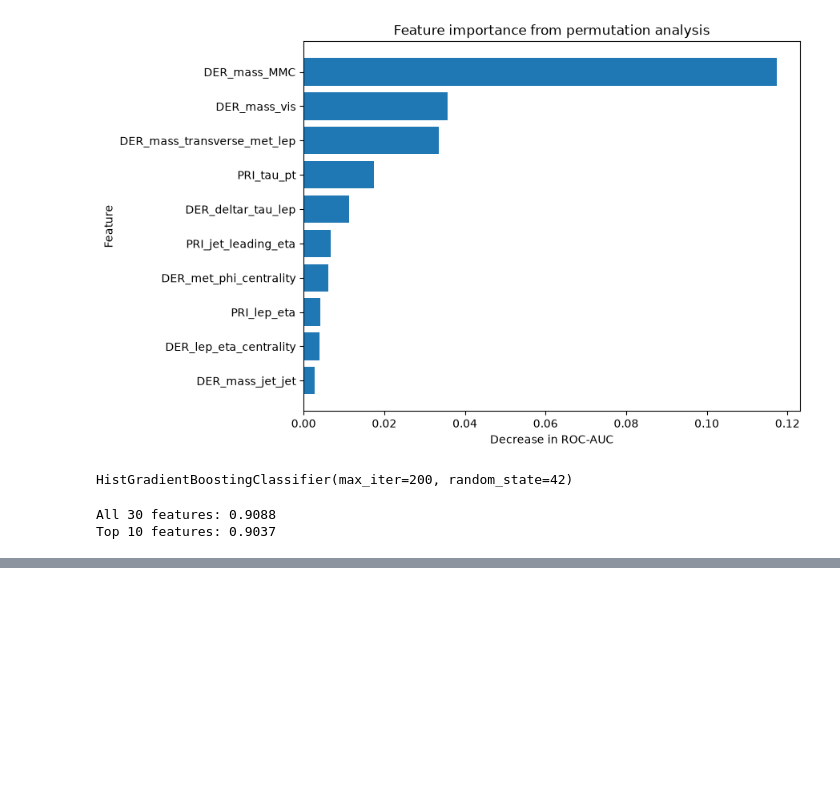
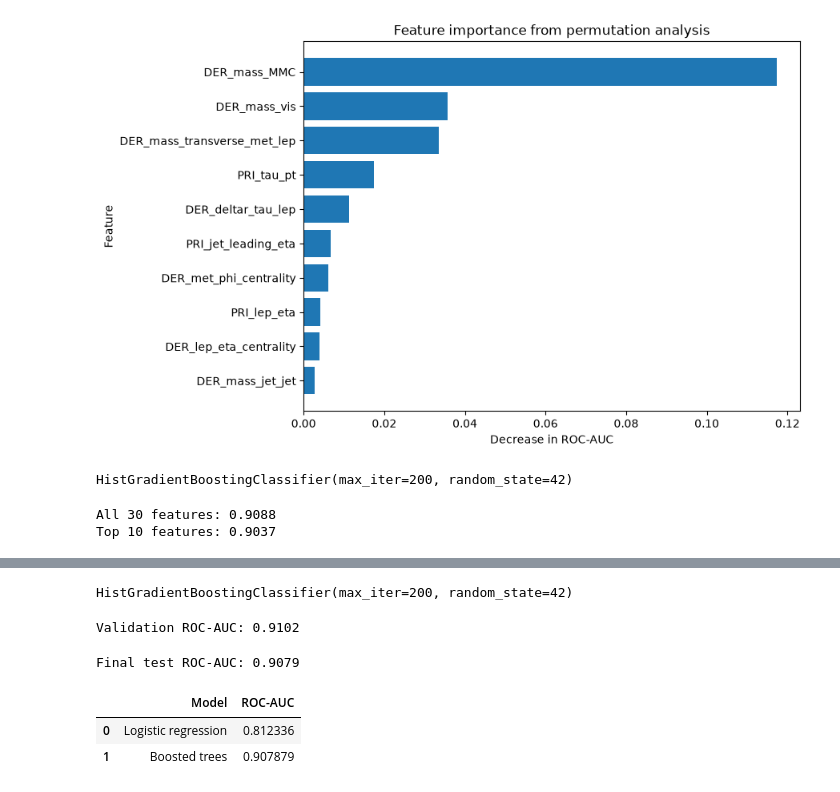
Before and after one commit to nicobenincasa/higgs_ml, a Jupyter notebook: notebooks/01_exploration.ipynb, the cells around one changed output, grey strips where cells are left out. Drawn from its saved outputs; the diff is of its cells as text; code cells hidden in the pictures; blank space fills up the shorter version.

```diff
--- a/notebooks/01_exploration.ipynb
+++ b/notebooks/01_exploration.ipynb
@@ -370,0 +388,9 @@ Top 10 features: 0.9037
+# %%
+model_small = HistGradientBoostingClassifier(
+    max_iter=100,
+    learning_rate=0.1,
+    max_leaf_nodes=15,
+    random_state=42,
+)
+
+model_small.fit(X_train_model, y_train_model)
@@ -370,0 +481,42 @@ Top 10 features: 0.9037
+# %%
+final_tree = HistGradientBoostingClassifier(
+    max_iter=200,
+    learning_rate=0.1,
+    max_leaf_nodes=31,
+    random_state=42,
+)
+
+final_tree.fit(X_train_model, y_train_model)
+# %% [output]
+HistGradientBoostingClassifier(max_iter=200, random_state=42)
+# %%
+final_val_score = final_tree.predict_proba(X_val)[:, 1]
+final_val_auc = roc_auc_score(y_val, final_val_score)
+
+print(f"Validation ROC-AUC: {final_val_auc:.4f}")
+# %% [output]
+Validation ROC-AUC: 0.9102
+# %%
+final_test_score = final_tree.predict_proba(X_test)[:, 1]
+final_test_auc = roc_auc_score(y_test,final_test_score)
+
+print(f"Final test ROC-AUC: {final_test_auc:.4f}")
+# %% [output]
+Final test ROC-AUC: 0.9079
+# %%
+results = pd.DataFrame({
+    "Model": [
+        "Logistic regression",
+        "Boosted trees",
+    ],
+    "ROC-AUC": [
+        logistic_auc,
+        final_test_auc,
+    ],
+})
+
+results
+# %% [output]
+|  | Model | ROC-AUC |
+| 0 | Logistic regression | 0.812336 |
+| 1 | Boosted trees | 0.907879 |
```
Also changed, not shown: parts of 7 cells of this notebook.
